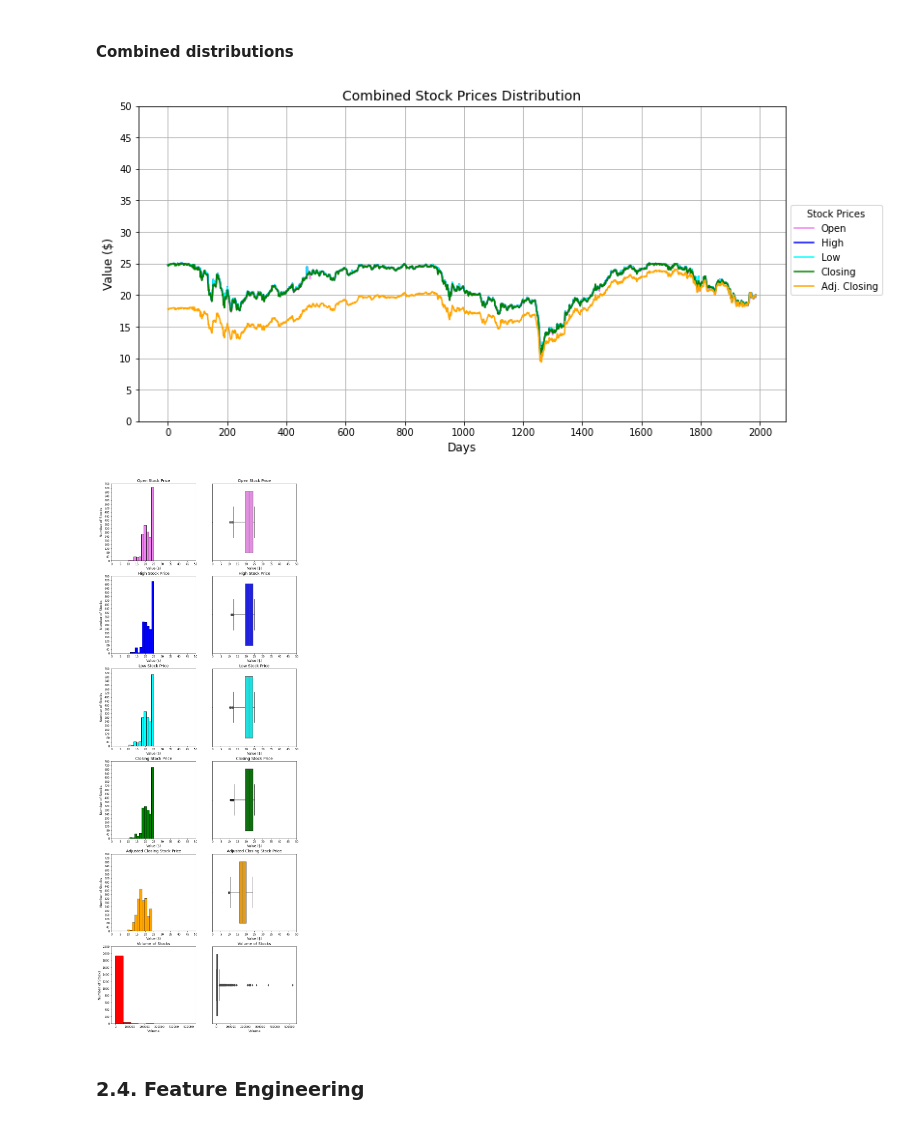
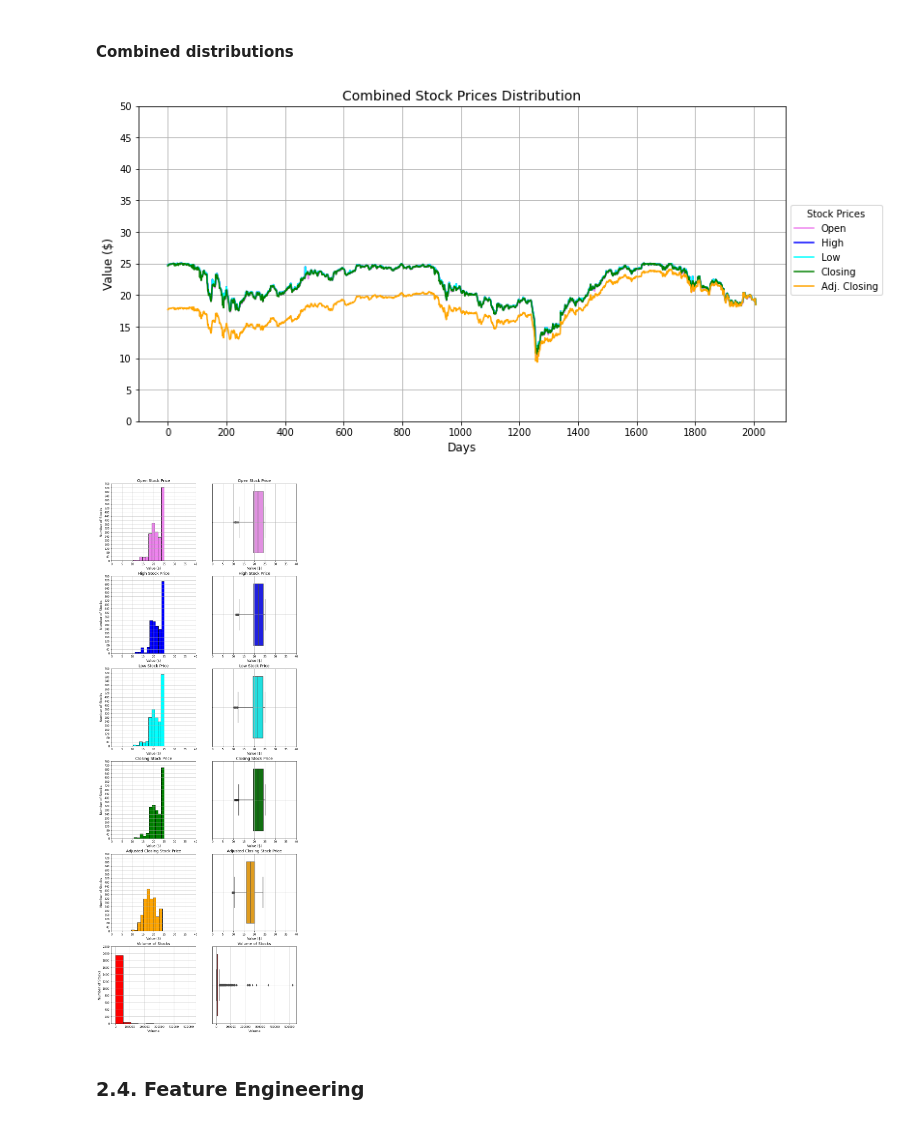
Before and after one commit to MarkLee7925/Bank-Stock-Prices-Prediction, a Jupyter notebook: Models/CIBC-StockPred-2023.ipynb, the cells around one changed output. Cells and saved outputs as stored; diff of their text form; code cells hidden in the pictures.

```diff
--- a/Models/CIBC-StockPred-2023.ipynb
+++ b/Models/CIBC-StockPred-2023.ipynb
@@ -87,7 +80,8 @@ Adj Close    0
 Volume       0
 dtype: int64
 # %%
-# from sklearn.impute import SimpleImputer
+# Drop/impute missing values (if required)
+df = df.dropna(how='any', axis=0)
 
 # imputer = SimpleImputer(missing_values = np.nan, strategy = 'mean')
 # imputer.fit_transform(dataset)
@@ -262,12 +276,12 @@ plt.ylabel('Value ($)', fontsize=12)
 plt.title('Combined Stock Prices Distribution', fontsize=14)
 # Plot legend and grid
 plt.legend(title="Stock Prices", bbox_to_anchor=(1, 0.7))
-plt.grid()
+plt.grid(True)
 
 # Show plot
 plt.show()
 # %% [output]
-[figure, old version]
+[figure, new version]
 # %%
 # Define figure
 cibc_comb_dist = plt.figure(figsize=(12, 36))
@@ -278,21 +292,25 @@ cibc_comb_dist = plt.figure(figsize=(12, 36))
 ax1 = cibc_comb_dist.add_subplot(6, 2, 1)
 ax1 = plt.hist(x=df['Open'], color='violet', edgecolor='black')
 # Adjust axes range(s)
-plt.xticks(np.arange(0, 55, 5))
+plt.xticks(np.arange(0, 45, 5))
 plt.yticks(np.arange(0, 800, 40))
 # Plot title and label(s)
 plt.xlabel('Value ($)', fontsize=12)
 plt.ylabel('Number of Stocks', fontsize=12)
 plt.title('Open Stock Price', fontsize=14)
+# Plot grid
+plt.grid(True)
 
 # Box Plot
 ax2 = cibc_comb_dist.add_subplot(6, 2, 2)
 ax2 = sns.boxplot(x=df['Open'], color='violet')
 # Adjust X-Axis range(s)
-plt.xticks(np.arange(0, 55, 5))
+plt.xticks(np.arange(0, 45, 5))
 # Plot title and label(s)
 plt.xlabel('Value ($)', fontsize=12)
 plt.title('Open Stock Price', fontsize=14)
+# Plot grid
+plt.grid(True)
 
 # -- High Stock Prices --
 
@@ -300,21 +318,25 @@ plt.title('Open Stock Price', fontsize=14)
 ax3 = cibc_comb_dist.add_subplot(6, 2, 3)
 ax3 = plt.hist(x=df['High'], color='blue', edgecolor='black')
 # Adjust axes range(s)
-plt.xticks(np.arange(0, 55, 5))
+plt.xticks(np.arange(0, 45, 5))
 plt.yticks(np.arange(0, 800, 40))
 # Plot title and label(s)
 plt.xlabel('Value ($)', fontsize=12)
 plt.ylabel('Number of Stocks', fontsize=12)
 plt.title('High Stock Price', fontsize=14)
+# Plot grid
+plt.grid(True)
 
 # Box Plot
 ax4 = cibc_comb_dist.add_subplot(6, 2, 4)
 ax4 = sns.boxplot(x=df['High'], color='blue')
 # Adjust X-Axis range(s)
-plt.xticks(np.arange(0, 55, 5))
+plt.xticks(np.arange(0, 45, 5))
 # Plot title and label(s)
 plt.xlabel('Value ($)', fontsize=12)
 plt.title('High Stock Price', fontsize=14)
+# Plot grid
+plt.grid(True)
 
 # -- Low Stock Prices --
 
@@ -322,21 +344,25 @@ plt.title('High Stock Price', fontsize=14)
 ax5 = cibc_comb_dist.add_subplot(6, 2, 5)
 ax5 = plt.hist(x=df['Low'], color='cyan', edgecolor='black')
 # Adjust axes range(s)
-plt.xticks(np.arange(0, 55, 5))
+plt.xticks(np.arange(0, 45, 5))
 plt.yticks(np.arange(0, 800, 40))
 # Plot title and label(s)
 plt.xlabel('Value ($)', fontsize=12)
 plt.ylabel('Number of Stocks', fontsize=12)
 plt.title('Low Stock Price', fontsize=14)
+# Plot grid
+plt.grid(True)
 
 # Box Plot
 ax6 = cibc_comb_dist.add_subplot(6, 2, 6)
 ax6 = sns.boxplot(x=df['Low'], color='cyan')
 # Adjust X-Axis range(s)
-plt.xticks(np.arange(0, 55, 5))
+plt.xticks(np.arange(0, 45, 5))
 # Plot title and label(s)
 plt.xlabel('Value ($)', fontsize=12)
 plt.title('Low Stock Price', fontsize=14)
+# Plot grid
+plt.grid(True)
 
 # -- Closing Stock Prices --
 
@@ -344,21 +370,25 @@ plt.title('Low Stock Price', fontsize=14)
 ax7 = cibc_comb_dist.add_subplot(6, 2, 7)
 ax7 = plt.hist(x=df['Close'], color='green', edgecolor='black')
 # Adjust axes range(s)
-plt.xticks(np.arange(0, 55, 5))
+plt.xticks(np.arange(0, 45, 5))
 plt.yticks(np.arange(0, 800, 40))
 # Plot title and label(s)
 plt.xlabel('Value ($)', fontsize=12)
 plt.ylabel('Number of Stocks', fontsize=12)
 plt.title('Closing Stock Price', fontsize=14)
+# Plot grid
+plt.grid(True)
 
 # Box Plot
 ax8 = cibc_comb_dist.add_subplot(6, 2, 8)
 ax8 = sns.boxplot(x=df['Close'], color='green')
 # Adjust X-Axis range(s)
-plt.xticks(np.arange(0, 55, 5))
+plt.xticks(np.arange(0, 45, 5))
 # Plot title and label(s)
 plt.xlabel('Value ($)', fontsize=12)
 plt.title('Closing Stock Price', fontsize=14)
+# Plot grid
+plt.grid(True)
 
 # -- Adjusted Closing Stock Prices --
 
@@ -366,48 +396,56 @@ plt.title('Closing Stock Price', fontsize=14)
 ax9 = cibc_comb_dist.add_subplot(6, 2, 9)
 ax9 = plt.hist(x=df['Adj Close'], color='orange', edgecolor='black')
 # Adjust axes range(s)
-plt.xticks(np.arange(0, 55, 5))
+plt.xticks(np.arange(0, 45, 5))
 plt.yticks(np.arange(0, 800, 40))
 # Plot title and label(s)
 plt.xlabel('Value ($)', fontsize=12)
 plt.ylabel('Number of Stocks', fontsize=12)
 plt.title('Adjusted Closing Stock Price', fontsize=14)
+# Plot grid
+plt.grid(True)
 
 # Box Plot
 ax10 = cibc_comb_dist.add_subplot(6, 2, 10)
 ax10 = sns.boxplot(x=df['Adj Close'], color='orange')
 # Adjust X-Axis range(s)
-plt.xticks(np.arange(0, 55, 5))
+plt.xticks(np.arange(0, 45, 5))
 # Plot title and label(s)
 plt.xlabel('Value ($)', fontsize=12)
 plt.title('Adjusted Closing Stock Price', fontsize=14)
+# Plot grid
+plt.grid(True)
 
 # -- Volume of Stocks --
 
 # Histogram
 ax11 = cibc_comb_dist.add_subplot(6, 2, 11)
 ax11 = plt.hist(x=df['Volume'], color='red', edgecolor='black')
 # Adjust axes range(s)
 plt.xticks(np.arange(0, 600000, 100000))
 plt.yticks(np.arange(0, 2400, 200))
 # Plot title and label(s)
 plt.xlabel('Volume', fontsize=12)
 plt.ylabel('Number of Stocks', fontsize=12)
 plt.title('Volume of Stocks', fontsize=14)
+# Plot grid
+plt.grid(True)
 
 # Box Plot
 ax12 = cibc_comb_dist.add_subplot(6, 2, 12)
 ax12 = sns.boxplot(x=df['Volume'], color='red')
 # Adjust X-Axis range(s)
 plt.xticks(np.arange(0, 600000, 100000))
 # Plot title and label(s)
 plt.xlabel('Volume', fontsize=12)
 plt.title('Volume of Stocks', fontsize=14)
+# Plot grid
+plt.grid(True)
 
 # Show subplot
 plt.show()
 # %% [output]
-[figure, old version]
+[figure, new version]
 # %% [markdown]
 ### 2.4. Feature Engineering
 # %%
```
Also changed, not shown: parts of 17 cells of this notebook.
